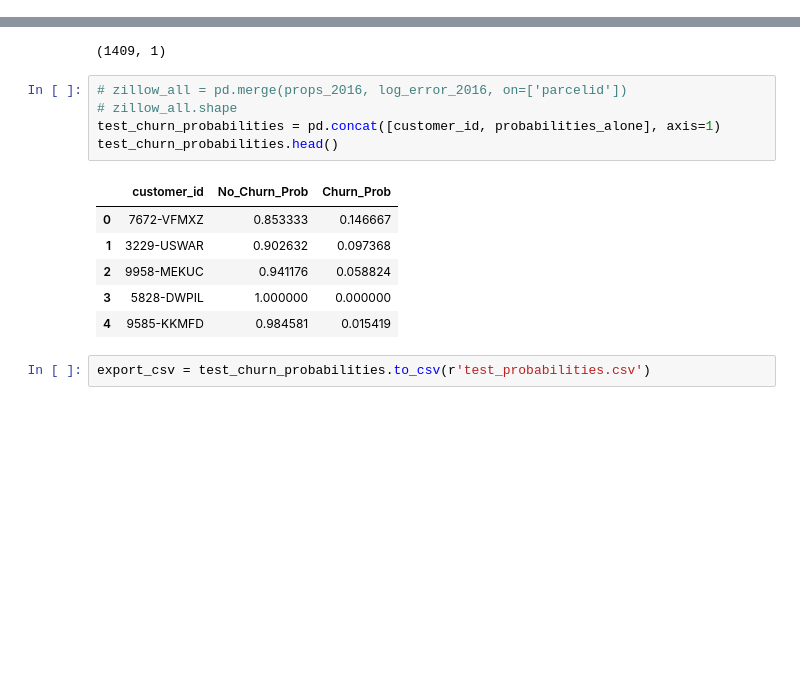
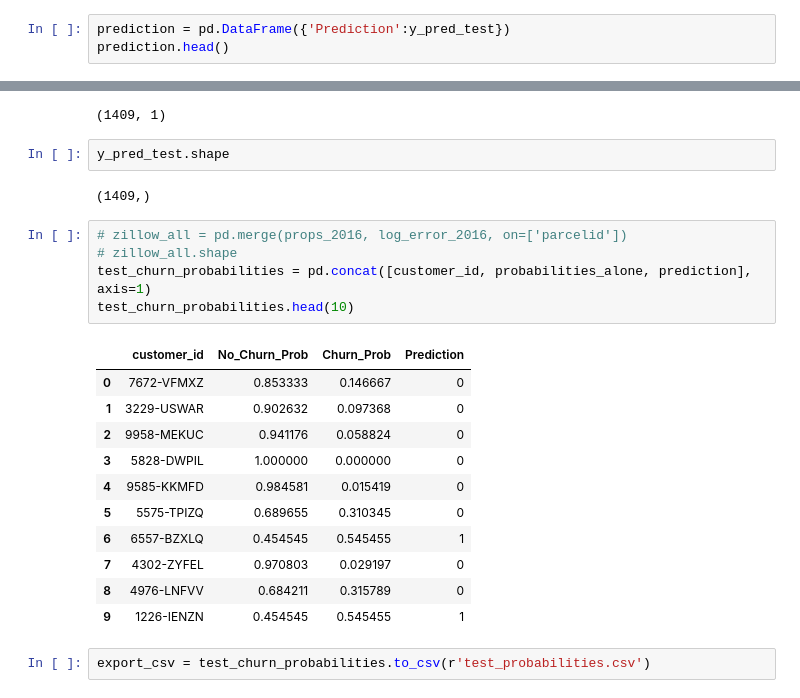
Before and after one commit to codeup-classification-project-ada/Classification, a Jupyter notebook: Codeup_Classification_Project_Ada_JB.ipynb, the cells around one changed output, grey strips where cells are left out. Saved outputs shown, nothing was run; the diff lists cells and outputs as text; blank space fills up the shorter version.

```diff
--- a/Codeup_Classification_Project_Ada_JB.ipynb
+++ b/Codeup_Classification_Project_Ada_JB.ipynb
@@ -1977,0 +2057,3 @@ print(type(y_pred_proba_test))
+# %%
+prediction = pd.DataFrame({'Prediction':y_pred_test})
+prediction.head()
@@ -2013,18 +2102,27 @@ probabilities_alone.shape
 customer_id.shape
 # %% [output]
 (1409, 1)
+# %%
+y_pred_test.shape
+# %% [output]
+(1409,)
 # %%
 # zillow_all = pd.merge(props_2016, log_error_2016, on=['parcelid'])
 # zillow_all.shape
-test_churn_probabilities = pd.concat([customer_id, probabilities_alone], axis=1)
-test_churn_probabilities.head()
+test_churn_probabilities = pd.concat([customer_id, probabilities_alone, prediction], axis=1)
+test_churn_probabilities.head(10)
 # %% [output]
-|  | customer_id | No_Churn_Prob | Churn_Prob |
-| 0 | 7672-VFMXZ | 0.853333 | 0.146667 |
-| 1 | 3229-USWAR | 0.902632 | 0.097368 |
-| 2 | 9958-MEKUC | 0.941176 | 0.058824 |
-| 3 | 5828-DWPIL | 1.000000 | 0.000000 |
-| 4 | 9585-KKMFD | 0.984581 | 0.015419 |
+|  | customer_id | No_Churn_Prob | Churn_Prob | Prediction |
+| 0 | 7672-VFMXZ | 0.853333 | 0.146667 | 0 |
+| 1 | 3229-USWAR | 0.902632 | 0.097368 | 0 |
+| 2 | 9958-MEKUC | 0.941176 | 0.058824 | 0 |
+| 3 | 5828-DWPIL | 1.000000 | 0.000000 | 0 |
+| 4 | 9585-KKMFD | 0.984581 | 0.015419 | 0 |
+| 5 | 5575-TPIZQ | 0.689655 | 0.310345 | 0 |
+| 6 | 6557-BZXLQ | 0.454545 | 0.545455 | 1 |
+| 7 | 4302-ZYFEL | 0.970803 | 0.029197 | 0 |
+| 8 | 4976-LNFVV | 0.684211 | 0.315789 | 0 |
+| 9 | 1226-IENZN | 0.454545 | 0.545455 | 1 |
 # %%
 export_csv = test_churn_probabilities.to_csv(r'test_probabilities.csv')
 # %% [markdown]
```
Also changed, not shown: parts of 23 cells of this notebook.
